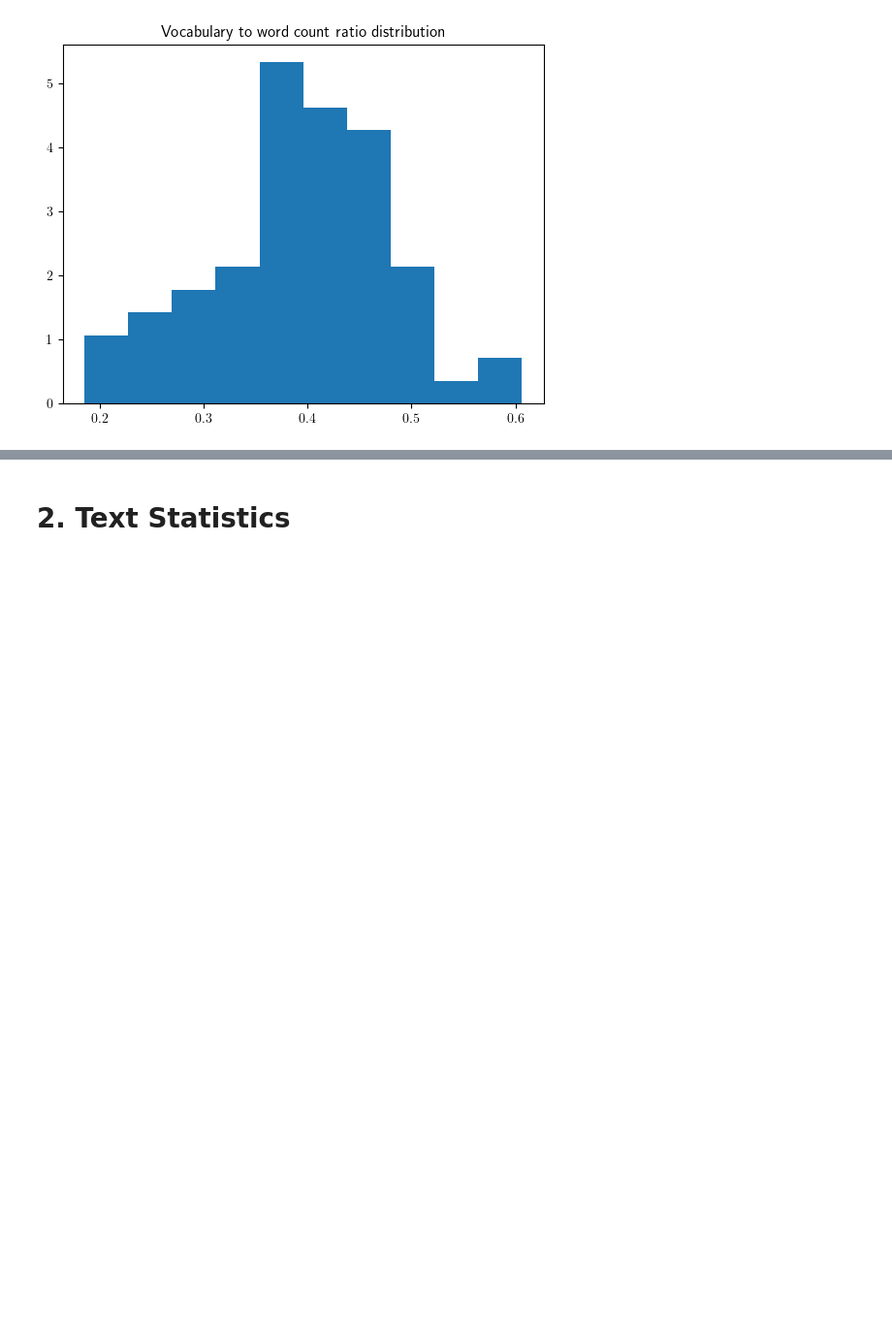
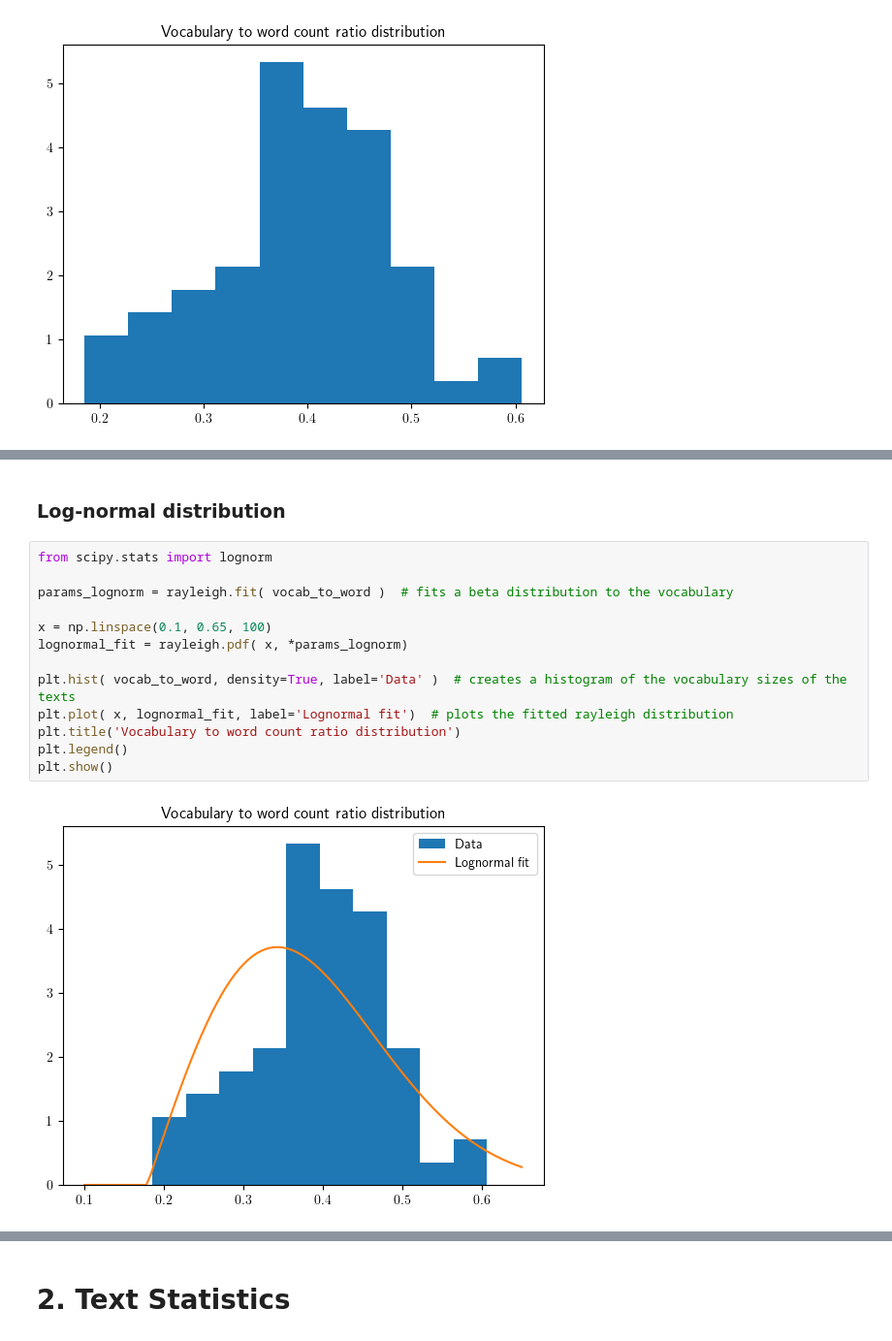
Before and after one commit to LFD103108/lovecraft, a Jupyter notebook: notebooks/data_visualization.ipynb, the cells around one changed output, grey strips where cells are left out. Shown at 97% size. Cells and saved outputs as stored; diff of their text form; blank space fills up the shorter version.

```diff
--- a/notebooks/data_visualization.ipynb
+++ b/notebooks/data_visualization.ipynb
@@ -113,0 +193,17 @@ plt.show()
+# %% [markdown]
+### Log-normal distribution
+# %%
+from scipy.stats import lognorm
+
+params_lognorm = rayleigh.fit( vocab_to_word )  # fits a beta distribution to the vocabulary
+
+x = np.linspace(0.1, 0.65, 100)
+lognormal_fit = rayleigh.pdf( x, *params_lognorm)
+
+plt.hist( vocab_to_word, density=True, label='Data' )  # creates a histogram of the vocabulary sizes of the texts
+plt.plot( x, lognormal_fit, label='Lognormal fit')  # plots the fitted rayleigh distribution
+plt.title('Vocabulary to word count ratio distribution')
+plt.legend()
+plt.show()
+# %% [output]
+[figure, added]
```
Also changed, not shown: parts of 29 cells of this notebook.
